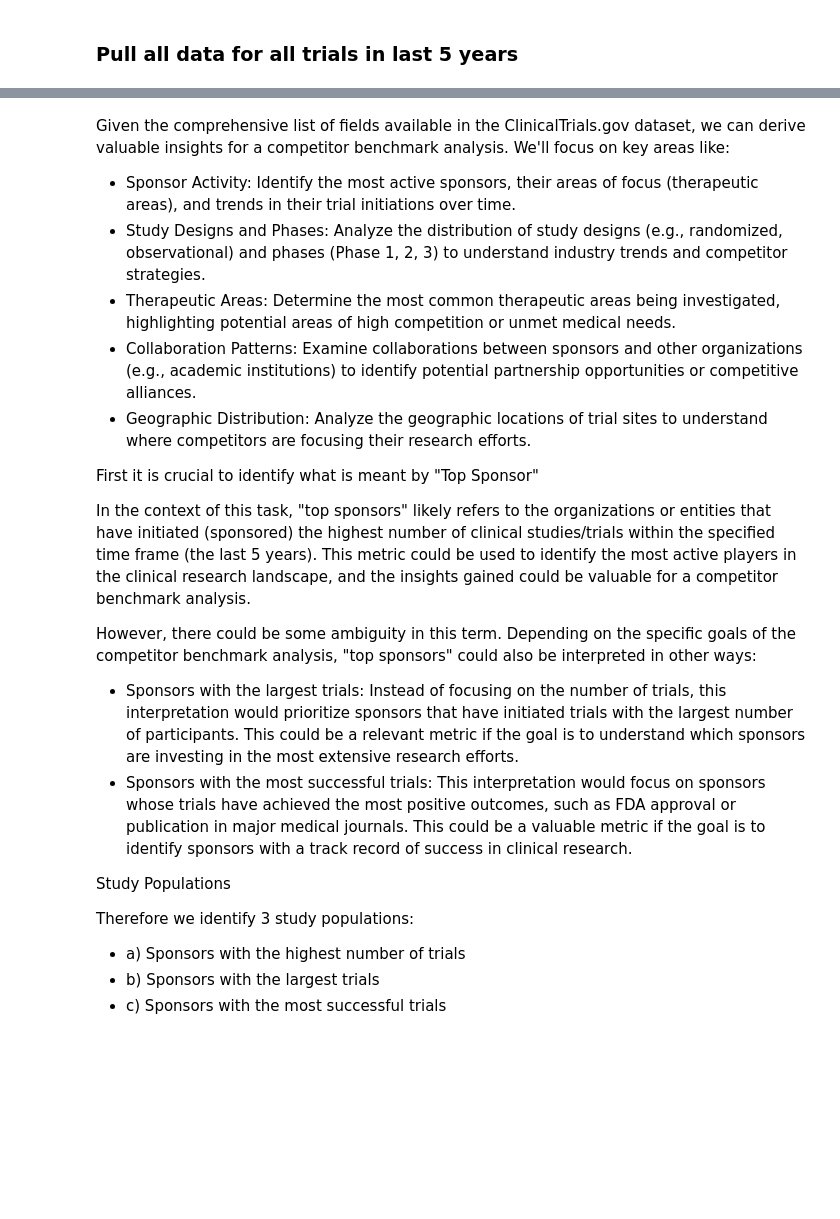
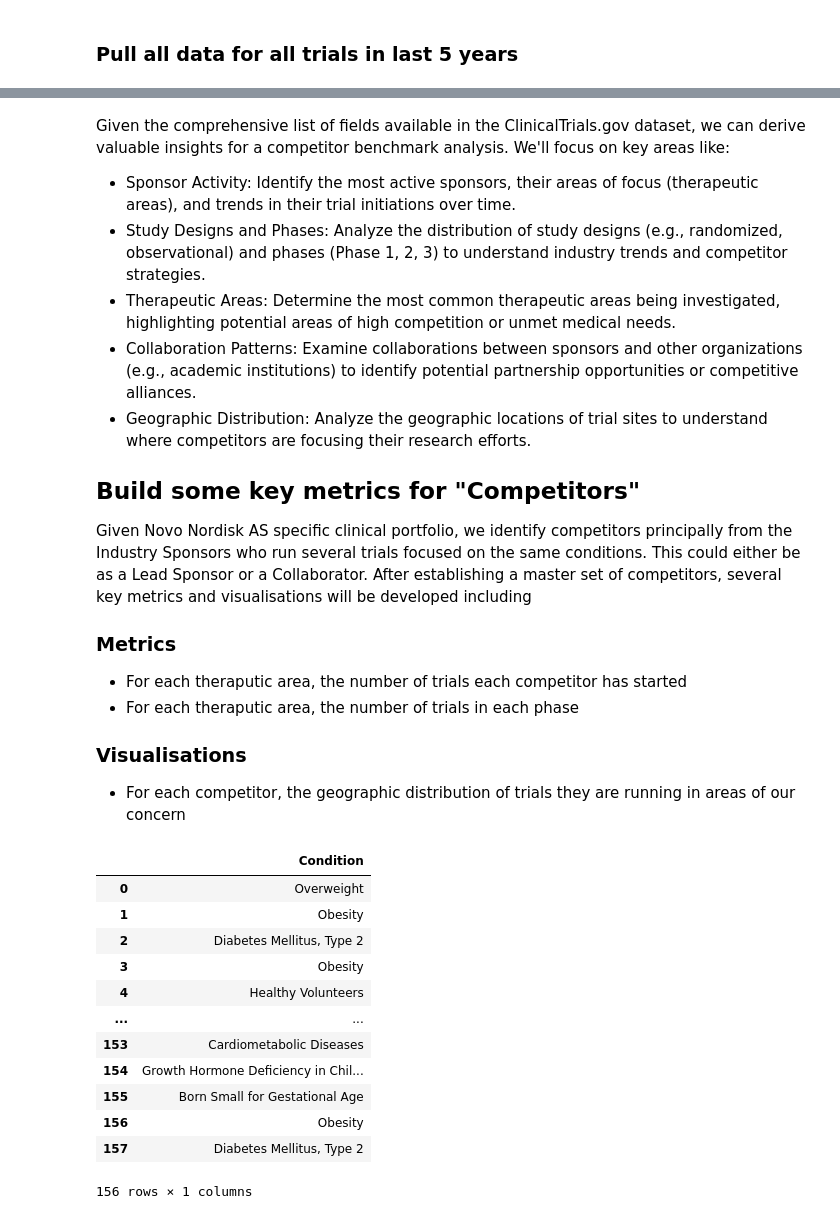
Before and after one commit to a-srd/de-case, a Jupyter notebook: pull_all_data.ipynb, the cells around one changed output, grey strips where cells are left out. Drawn from its saved outputs; the diff is of its cells as text; code cells hidden in the pictures; blank space fills up the shorter version.

```diff
--- a/pull_all_data.ipynb
+++ b/pull_all_data.ipynb
@@ -136,17 +3,18 @@ def get_study_fields(search_expr, fields, max_studies=50, fmt="csv"):
 # %%
 import pandas as pd
 from datetime import datetime, timedelta
+from src.api_client.client import ClinicalTrials
 
-# Calculate the start date (one year ago)
-start_date = (datetime.now() - timedelta(days=int(1))).strftime('%Y-%m-%d')
+ct = ClinicalTrials()
+
+# Calculate the start date (five years ago)
+start_date = (datetime.now() - timedelta(days=5*365)).strftime('%Y-%m-%d')
 
 today = datetime.now().strftime('%Y-%m-%d')
 
-last_five_years = get_full_studies(search_expr=f"AREA[StartDate]RANGE[{start_date}, {today}]", max_studies=500000, fmt="json")
+last_five_years = ct.get_full_studies(search_expr=f"AREA[StartDate]RANGE[{start_date}, {today}]", max_studies=500000, fmt="csv")
 
 df = pd.DataFrame.from_records(last_five_years[1:], columns=last_five_years[0])
 
-print(df.columns)
-
 df.head()
 # %% [output]
@@ -179,0 +103,11 @@ last_five_years
+# %%
+# Filter for Sponsor == "Novo Nordisk" and return unique values for "Conditions"
+
+Novo_Conditions = df[df["Sponsor"] == "Novo Nordisk A/S"]["Conditions"].unique()
+
+# across list, unpack the strings split by |
+conditions = [item for sublist in Novo_Conditions for item in sublist.split("|")]
+
+# create dataframe from list and count the number of times each condition appears
+df_conditions = pd.DataFrame(conditions, columns=["Condition"])
+df_conditions["Condition"].value_counts().head(20)
@@ -179,0 +132,9 @@ last_five_years
+# %%
+# from df conditions, exclude healthy volunteers and  'Healthy Participants', and make a list of all conditions with a value count greater than 1
+df_conditions = df_conditions[df_conditions["Condition"] != "Healthy Participants"]
+conditions = df_conditions["Condition"].value_counts()
+conditions = conditions[conditions > 1]
+conditions
+# make a list of the conditions
+conditions = conditions.index.tolist()
+conditions
@@ -186,19 +192,31 @@ Given the comprehensive list of fields available in the ClinicalTrials.gov datas
 - Collaboration Patterns: Examine collaborations between sponsors and other organizations (e.g., academic institutions) to identify potential partnership opportunities or competitive alliances.
 - Geographic Distribution: Analyze the geographic locations of trial sites to understand where competitors are focusing their research efforts.
 
-First it is crucial to identify what is meant by "Top Sponsor"
+## Build some key metrics for "Competitors"
 
-In the context of this task, "top sponsors" likely refers to the organizations or entities that have initiated (sponsored) the highest number of clinical studies/trials within the specified time frame (the last 5 years).  This metric could be used to identify the most active players in the clinical research landscape, and the insights gained could be valuable for a competitor benchmark analysis.
+Given Novo Nordisk AS specific clinical portfolio, we identify competitors principally from the Industry Sponsors who run several trials focused on the same conditions. This could either be as a Lead Sponsor or a Collaborator. After establishing a master set of competitors, several key metrics and visualisations will be developed including
 
-However, there could be some ambiguity in this term. Depending on the specific goals of the competitor benchmark analysis, "top sponsors" could also be interpreted in other ways:
+### Metrics
 
-- Sponsors with the largest trials: Instead of focusing on the number of trials, this interpretation would prioritize sponsors that have initiated trials with the largest number of participants. This could be a relevant metric if the goal is to understand which sponsors are investing in the most extensive research efforts.
-- Sponsors with the most successful trials: This interpretation would focus on sponsors whose trials have achieved the most positive outcomes, such as FDA approval or publication in major medical journals. This could be a valuable metric if the goal is to identify sponsors with a track record of success in clinical research.
+- For each theraputic area, the number of trials each competitor has started
+- For each theraputic area, the number of trials in each phase
 
-Study Populations
 
-Therefore we identify 3 study populations:
-
-- a) Sponsors with the highest number of trials
-- b) Sponsors with the largest trials
-- c) Sponsors with the most successful trials
+### Visualisations
+- For each competitor, the geographic distribution of trials they are running in areas of our concern
+# %%
+df_conditions
+# %% [output]
+|  | Condition |
+| 0 | Overweight |
+| 1 | Obesity |
+| 2 | Diabetes Mellitus, Type 2 |
+| 3 | Obesity |
+| 4 | Healthy Volunteers |
+| ... | ... |
+| 153 | Cardiometabolic Diseases |
+| 154 | Growth Hormone Deficiency in Chil... |
+| 155 | Born Small for Gestational Age |
+| 156 | Obesity |
+| 157 | Diabetes Mellitus, Type 2 |
+156 rows × 1 columns
```
Also changed, not shown: parts of 31 cells of this notebook, 6 other files.
